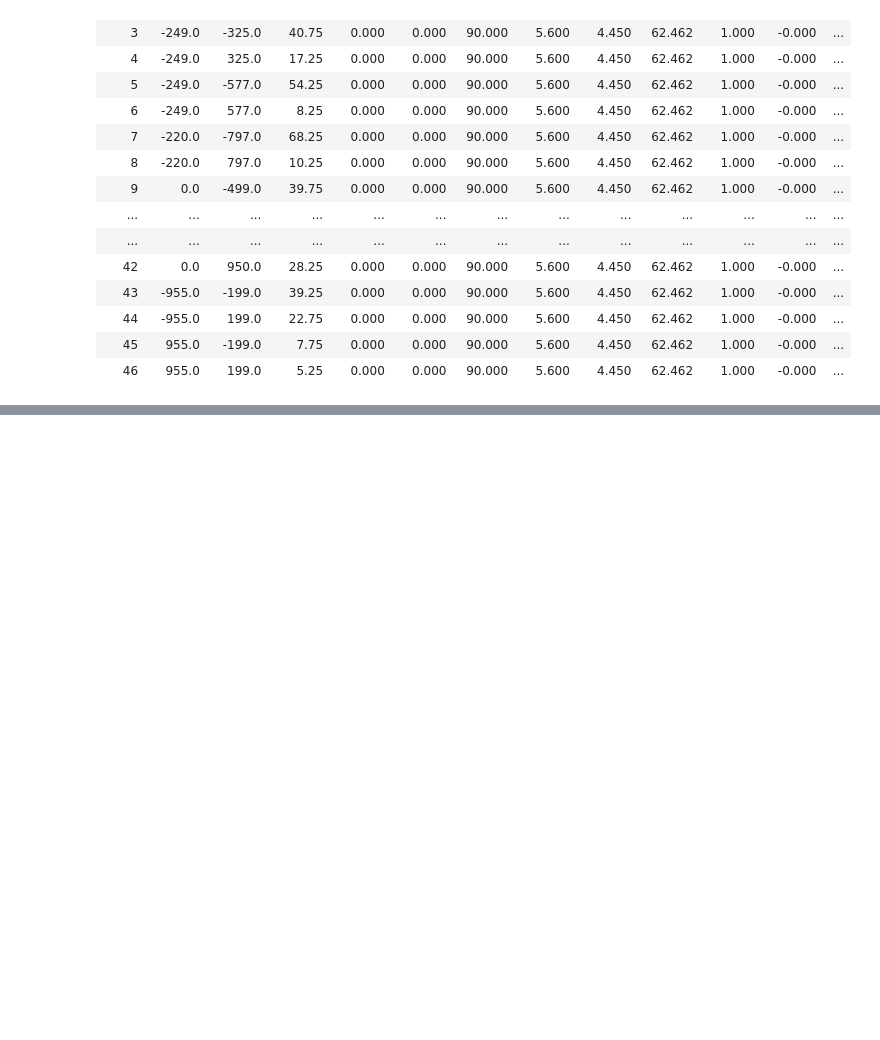
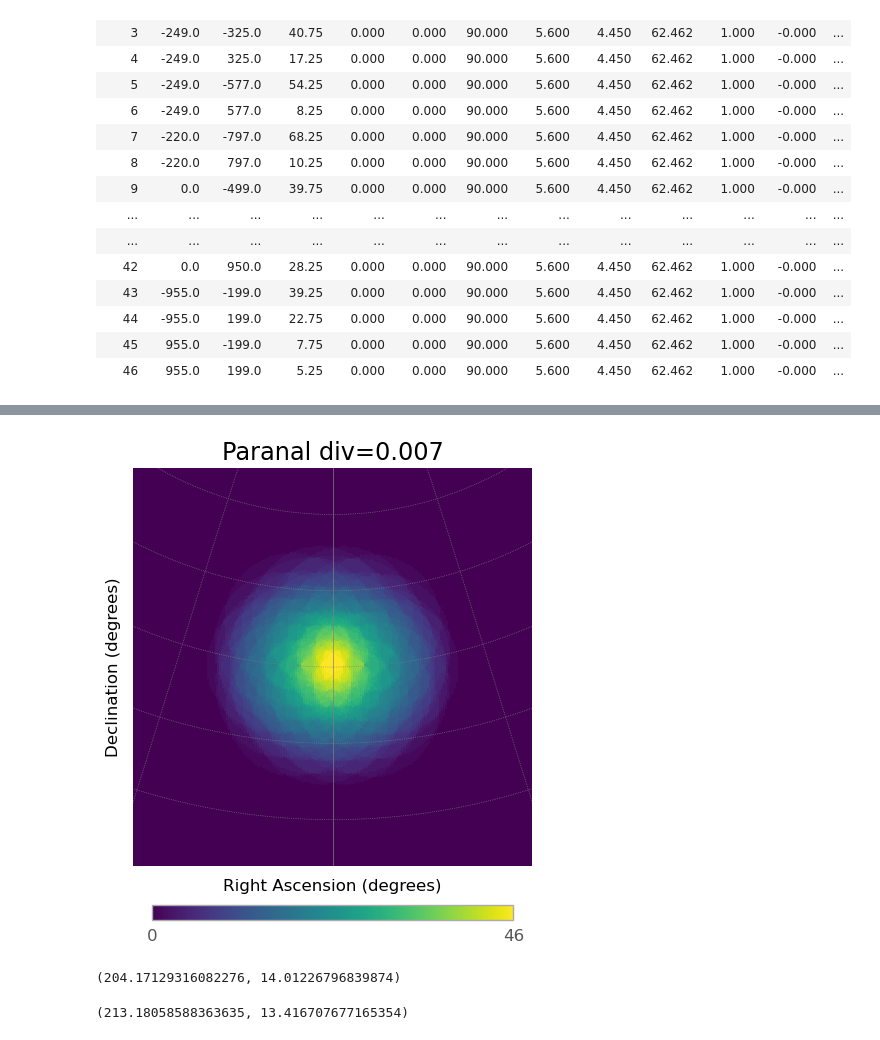
Before and after one commit to SamantaMorales/divtel, a Jupyter notebook: SST/BEST_SST_choosing_divergence_values.ipynb, the cells around one changed output, grey strips where cells are left out. Drawn from its saved outputs; the diff is of its cells as text; code cells hidden in the pictures; blank space fills up the shorter version.

```diff
--- a/SST/BEST_SST_choosing_divergence_values.ipynb
+++ b/SST/BEST_SST_choosing_divergence_values.ipynb
@@ -860,3 +442,5 @@ for convergence in conv:  #This is the one that diverges
 # %%
-array_conv_2.divergent_pointing(div=-0.007, az=0, alt=70)
-array_conv_2.multiplicity_plot()
+full_array.divergent_pointing(div=0.007, az=0, alt=60)
+full_array.multiplicity_plot()
+# %% [output]
+[figure, added]
@@ -1104,2 +447,10 @@ plt.show()
 # %%
 ## IN THE MULTIPLICITY PLOTS!!!! THERE IS A PROBLEM WITH THE POINTING THE PI!!!1
+# %%
+full_array.hFoV()
+# %% [output]
+(204.17129316082276, 14.01226796839874)
+# %%
+array_conv.hFoV_for_2_arrays(array_2=array_div, subarray_mult=number_of_telescopes_config_SST_conv, subarray_mult_2=number_of_telescopes_config_SST_div)
+# %% [output]
+(213.18058588363635, 13.416707677165354)
```
Also changed, not shown: parts of 84 cells of this notebook, 4 other files.
